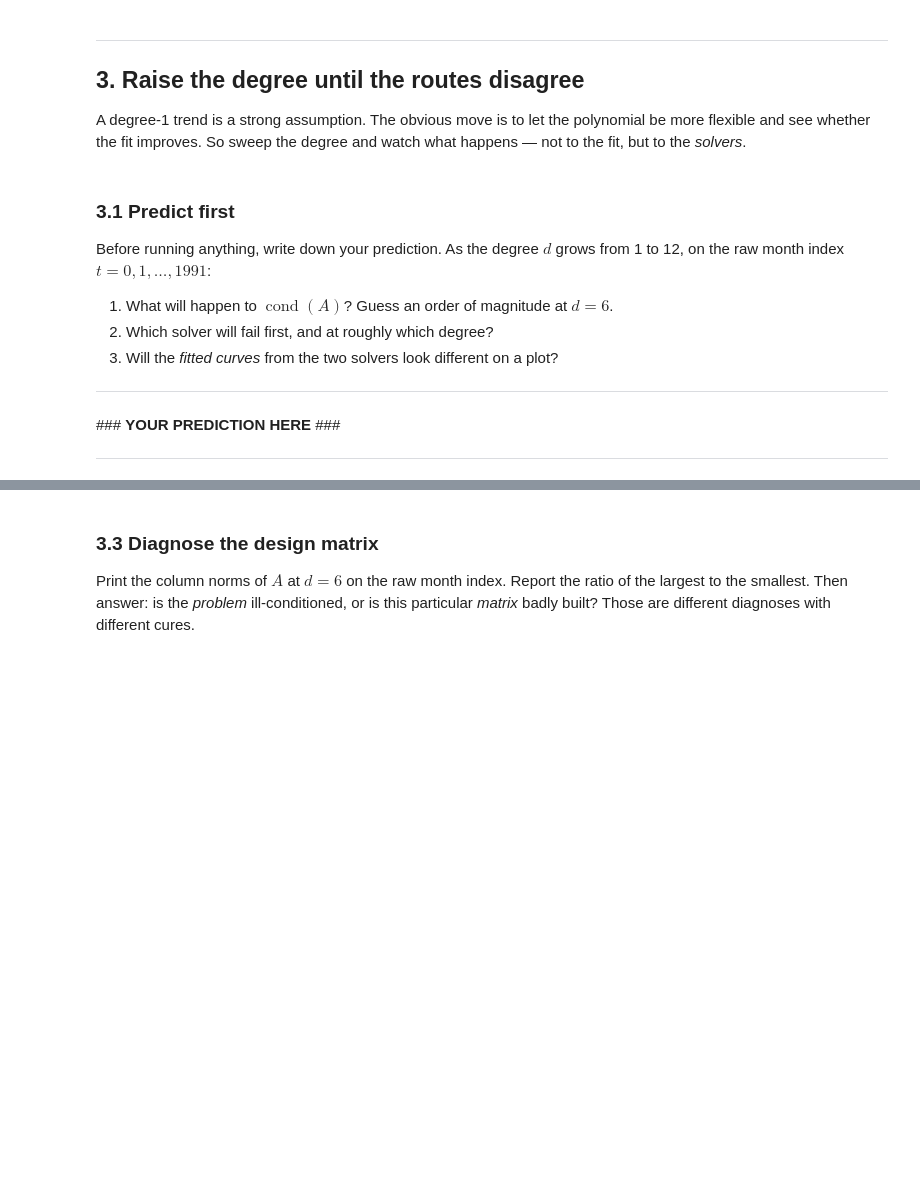
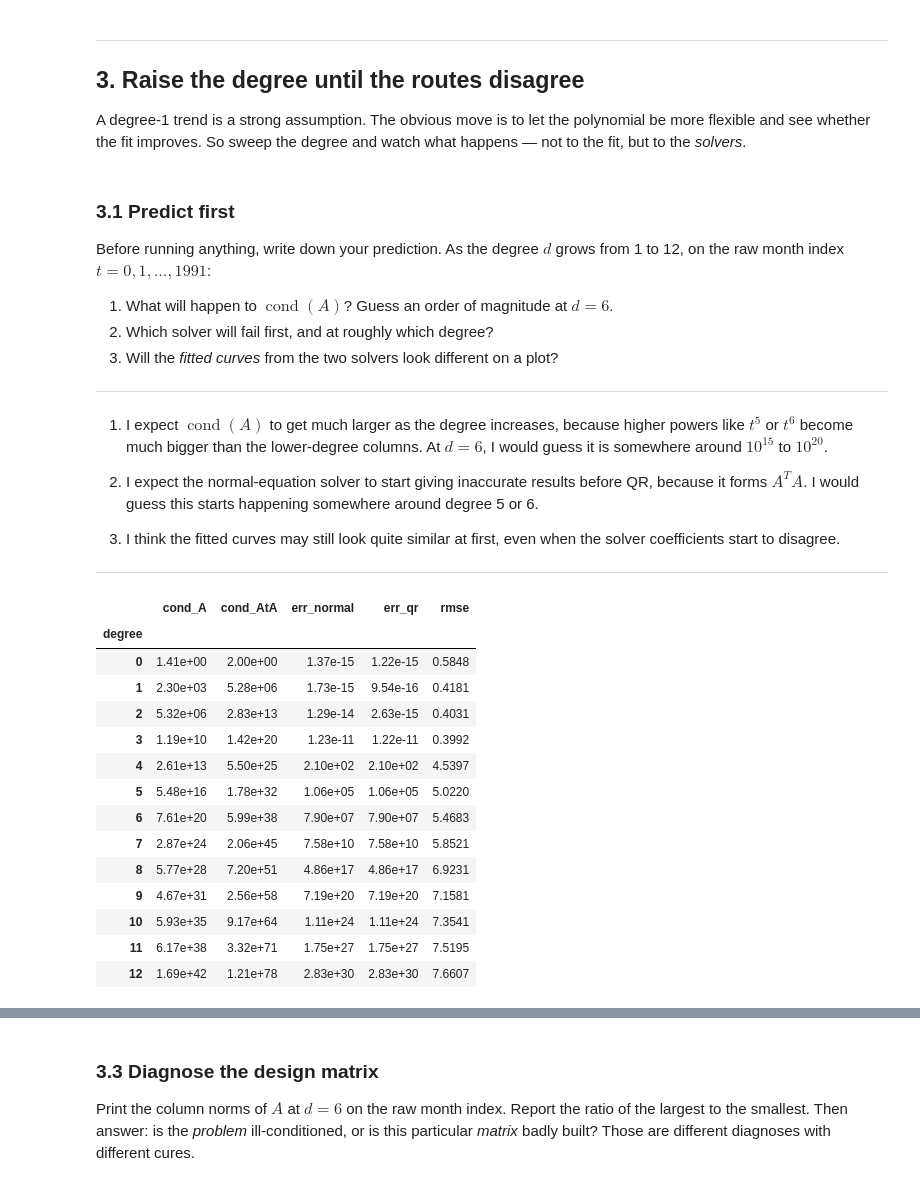
Before and after one commit to hryhola/linear-algebra-ucu, a Jupyter notebook: labs/lab1/lab1-coreA-least_squares.ipynb, the cells around one changed output, grey strips where cells are left out. Saved outputs shown, nothing was run; the diff lists cells and outputs as text; code cells hidden in the pictures; blank space fills up the shorter version.

```diff
--- a/labs/lab1/lab1-coreA-least_squares.ipynb
+++ b/labs/lab1/lab1-coreA-least_squares.ipynb
@@ -367,32 +516,71 @@ on the raw month index $t = 0, 1, \dots, 1991$:
 3. Will the *fitted curves* from the two solvers look different on a plot?
 
 ---
-\### **YOUR PREDICTION HERE** \###
+1. I expect $\operatorname{cond}(A)$ to get much larger as the degree increases, because higher powers like $t^5$ or $t^6$ become much bigger than the lower-degree columns. At $d=6$, I would guess it is somewhere around $10^{15}$ to $10^{20}$.
+
+2. I expect the normal-equation solver to start giving inaccurate results before QR, because it forms $A^T A$. I would guess this starts happening somewhere around degree 5 or 6.
+
+3. I think the fitted curves may still look quite similar at first, even when the solver coefficients start to disagree.
 
 ---
 # %%
 def sweep(t: np.ndarray, y: np.ndarray, degrees=range(0, 13)) -> pd.DataFrame:
     """For each degree: cond(A), cond(A^T A), and how far each solver is from
     the reference, measured as a relative error in the coefficient vector."""
     rows = []
     for d in degrees:
         A = design_matrix(t, degree=d, month_index=t_month)
         # ========= YOUR CODE STARTS HERE ========= #
-        cA    = ...        # cond(A)
-        cAtA  = ...        # cond(A^T A), computed from the formed matrix
-        xr    = ...        # reference solution
-        e_ne  = ...        # ||x_normal - x_ref|| / ||x_ref||
-        e_qr  = ...        # ||x_qr     - x_ref|| / ||x_ref||
-        rmse  = ...        # RMSE of the reference fit
+        # Condition number of the original design matrix A
+        cA = np.linalg.cond(A)
+
+        # Form A^T A explicitly and measure its condition number
+        AtA = A.T @ A
+        cAtA = np.linalg.cond(AtA)
+
+        # Trusted least-squares reference solution
+        xr = solve_reference(A, y)
+
+        # Solutions from our two implementations
+        x_ne = solve_normal_equation(A, y)
+        x_qr = solve_qr(A, y)
+
+        # Relative error of the normal-equation coefficients
+        # compared with the reference solution
+        e_ne = np.linalg.norm(x_ne - xr) / np.linalg.norm(xr)
+
+        # Relative error of the QR coefficients
+        # compared with the reference solution
+        e_qr = np.linalg.norm(x_qr - xr) / np.linalg.norm(xr)
+
+        # RMSE of the reference fitted curve
+        fit_ref = A @ xr
+        rmse = RMSE(fit_ref, y)
         # ========== YOUR CODE ENDS HERE ========== #
         rows.append(dict(degree=d, cond_A=cA, cond_AtA=cAtA,
                          err_normal=e_ne, err_qr=e_qr, rmse=rmse))
     return pd.DataFrame(rows).set_index("degree")
 
 
 raw = sweep(t_month, y)
 raw.style.format({"cond_A": "{:.2e}", "cond_AtA": "{:.2e}",
                   "err_normal": "{:.2e}", "err_qr": "{:.2e}", "rmse": "{:.4f}"})
+# %% [output]
+|  | cond_A | cond_AtA | err_normal | err_qr | rmse |
+| degree |  |  |  |  |  |
+| 0 | 1.41e+00 | 2.00e+00 | 1.37e-15 | 1.22e-15 | 0.5848 |
+| 1 | 2.30e+03 | 5.28e+06 | 1.73e-15 | 9.54e-16 | 0.4181 |
+| 2 | 5.32e+06 | 2.83e+13 | 1.29e-14 | 2.63e-15 | 0.4031 |
+| 3 | 1.19e+10 | 1.42e+20 | 1.23e-11 | 1.22e-11 | 0.3992 |
+| 4 | 2.61e+13 | 5.50e+25 | 2.10e+02 | 2.10e+02 | 4.5397 |
+| 5 | 5.48e+16 | 1.78e+32 | 1.06e+05 | 1.06e+05 | 5.0220 |
+| 6 | 7.61e+20 | 5.99e+38 | 7.90e+07 | 7.90e+07 | 5.4683 |
+| 7 | 2.87e+24 | 2.06e+45 | 7.58e+10 | 7.58e+10 | 5.8521 |
+| 8 | 5.77e+28 | 7.20e+51 | 4.86e+17 | 4.86e+17 | 6.9231 |
+| 9 | 4.67e+31 | 2.56e+58 | 7.19e+20 | 7.19e+20 | 7.1581 |
+| 10 | 5.93e+35 | 9.17e+64 | 1.11e+24 | 1.11e+24 | 7.3541 |
+| 11 | 6.17e+38 | 3.32e+71 | 1.75e+27 | 1.75e+27 | 7.5195 |
+| 12 | 1.69e+42 | 1.21e+78 | 2.83e+30 | 2.83e+30 | 7.6607 |
 # %% [markdown]
 ### **3.2** What actually happened
 
```
Also changed, not shown: parts of 32 cells of this notebook, 1 other file.
